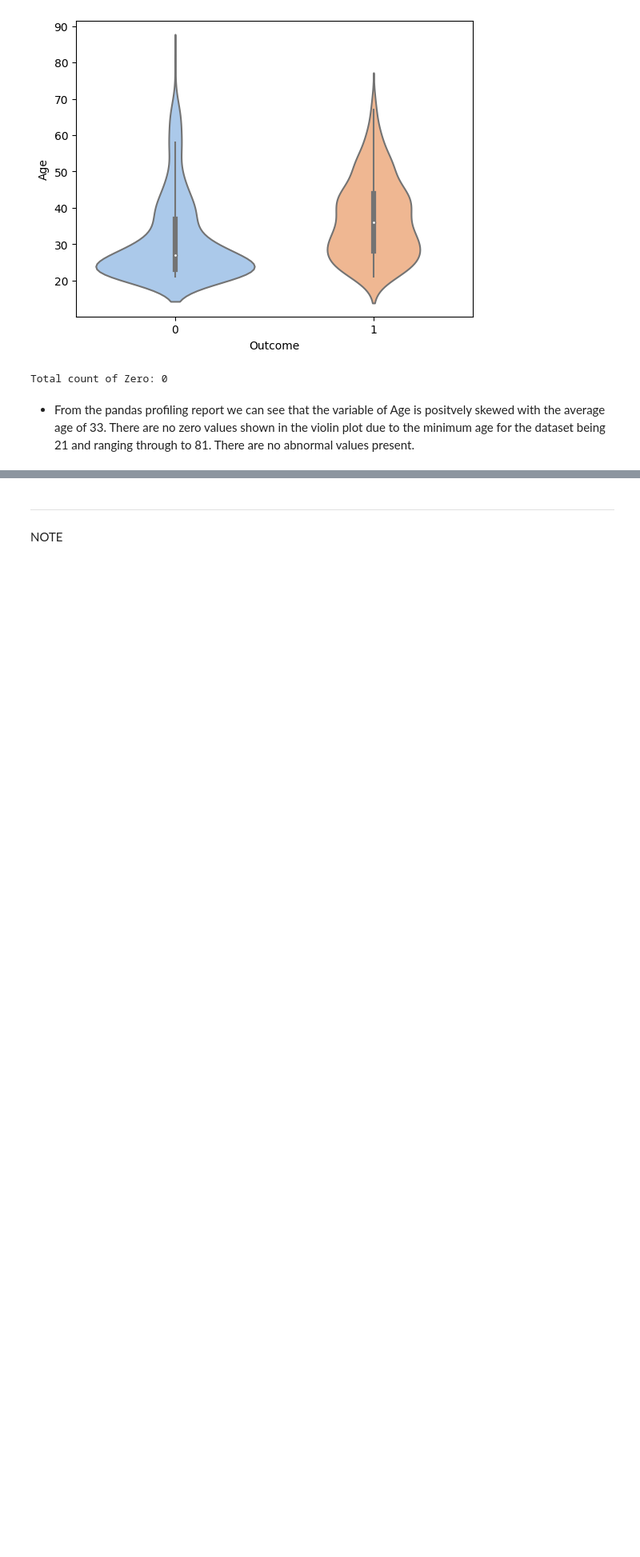
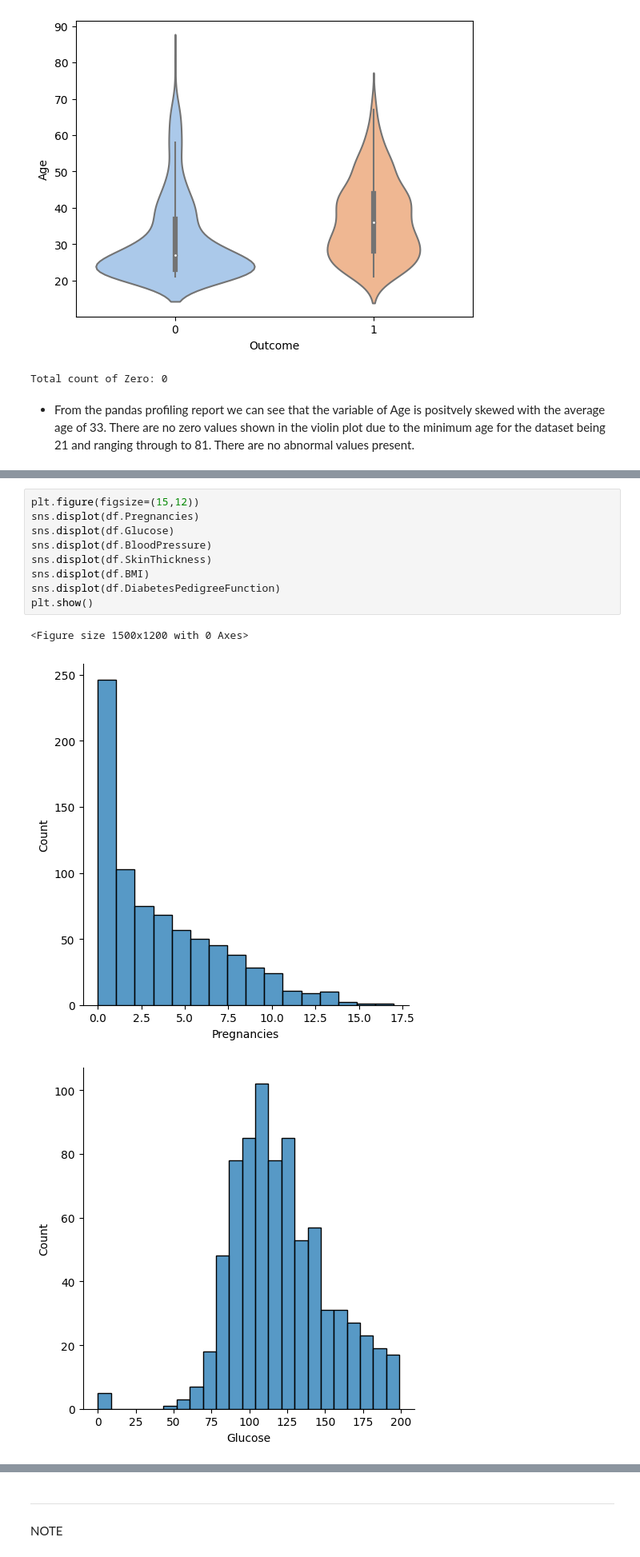
Before and after one commit to Code-Institute-Submissions/hardingrichard-pp5-diabetes-prediction_JanResub, a Jupyter notebook: jupyter_notebooks/02-CorrelationStudy.ipynb, the cells around one changed output, grey strips where cells are left out. Shown at 80% size. Saved outputs shown, nothing was run; the diff lists cells and outputs as text; blank space fills up the shorter version.

```diff
--- a/jupyter_notebooks/02-CorrelationStudy.ipynb
+++ b/jupyter_notebooks/02-CorrelationStudy.ipynb
@@ -233,0 +236,13 @@ Total count of Zero: 0
+# %%
+plt.figure(figsize=(15,12))
+sns.displot(df.Pregnancies)
+sns.displot(df.Glucose)
+sns.displot(df.BloodPressure)
+sns.displot(df.SkinThickness)
+sns.displot(df.BMI)
+sns.displot(df.DiabetesPedigreeFunction)
+plt.show()
+# %% [output]
+<Figure size 1500x1200 with 0 Axes>
+[figure, added]
+[figure, added]
```
Also changed, not shown: parts of 6 cells of this notebook.
